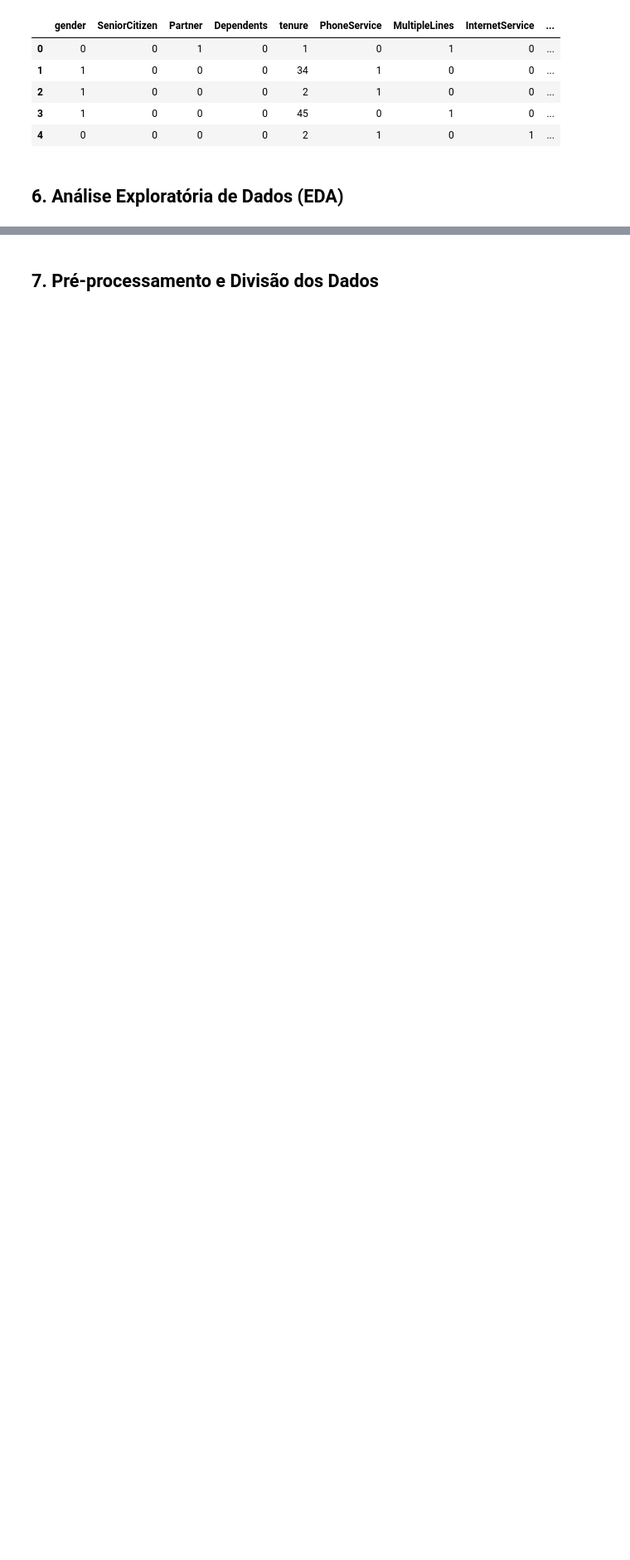
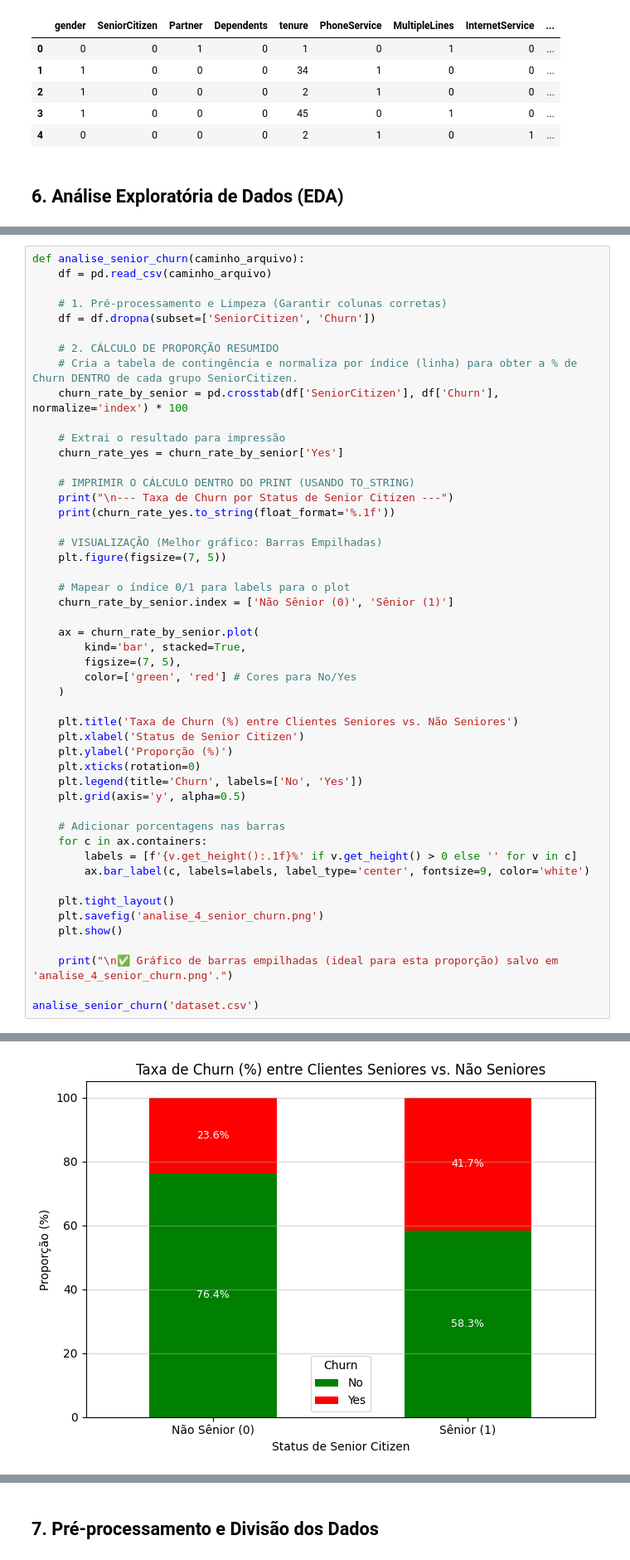
Before and after one commit to deivisontakatu/pos-inteligencia-artificial, a Jupyter notebook: 2 Fundamentos de Machine Learning/Trabalho Final/Customer_Churn_Analysis_Notebook.ipynb, the cells around one changed output, grey strips where cells are left out. Shown: that part at 83% size. Cells and saved outputs as stored; diff of their text form; blank space fills up the shorter version.

```diff
--- a/2 Fundamentos de Machine Learning/Trabalho Final/Customer_Churn_Analysis_Notebook.ipynb
+++ b/2 Fundamentos de Machine Learning/Trabalho Final/Customer_Churn_Analysis_Notebook.ipynb
@@ -165,0 +240,50 @@ plt.show()
+# %%
+def analise_senior_churn(caminho_arquivo):
+    df = pd.read_csv(caminho_arquivo)
+
+    # 1. Pré-processamento e Limpeza (Garantir colunas corretas)
+    df = df.dropna(subset=['SeniorCitizen', 'Churn'])
+
+    # 2. CÁLCULO DE PROPORÇÃO RESUMIDO
+    # Cria a tabela de contingência e normaliza por índice (linha) para obter a % de Churn DENTRO de cada grupo SeniorCitizen.
+    churn_rate_by_senior = pd.crosstab(df['SeniorCitizen'], df['Churn'], normalize='index') * 100
+
+    # Extrai o resultado para impressão
+    churn_rate_yes = churn_rate_by_senior['Yes']
+
+    # IMPRIMIR O CÁLCULO DENTRO DO PRINT (USANDO TO_STRING)
+    print("\n--- Taxa de Churn por Status de Senior Citizen ---")
+    print(churn_rate_yes.to_string(float_format='%.1f'))
+
+    # VISUALIZAÇÃO (Melhor gráfico: Barras Empilhadas)
+    plt.figure(figsize=(7, 5))
+
+    # Mapear o índice 0/1 para labels para o plot
+    churn_rate_by_senior.index = ['Não Sênior (0)', 'Sênior (1)']
+
+    ax = churn_rate_by_senior.plot(
+        kind='bar', stacked=True,
+        figsize=(7, 5),
+        color=['green', 'red'] # Cores para No/Yes
+    )
+
+    plt.title('Taxa de Churn (%) entre Clientes Seniores vs. Não Seniores')
+    plt.xlabel('Status de Senior Citizen')
+    plt.ylabel('Proporção (%)')
+    plt.xticks(rotation=0)
+    plt.legend(title='Churn', labels=['No', 'Yes'])
+    plt.grid(axis='y', alpha=0.5)
+
+    # Adicionar porcentagens nas barras
+    for c in ax.containers:
+        labels = [f'{v.get_height():.1f}%' if v.get_height() > 0 else '' for v in c]
+        ax.bar_label(c, labels=labels, label_type='center', fontsize=9, color='white')
+
+    plt.tight_layout()
+    plt.savefig('analise_4_senior_churn.png')
+    plt.show()
+
+    print("\n✅ Gráfico de barras empilhadas (ideal para esta proporção) salvo em 'analise_4_senior_churn.png'.")
+
+analise_senior_churn('dataset.csv')
+# %% [output]
@@ -165,0 +295 @@ plt.show()
+[figure, added]
```
Also changed, not shown: parts of 23 cells of this notebook.
